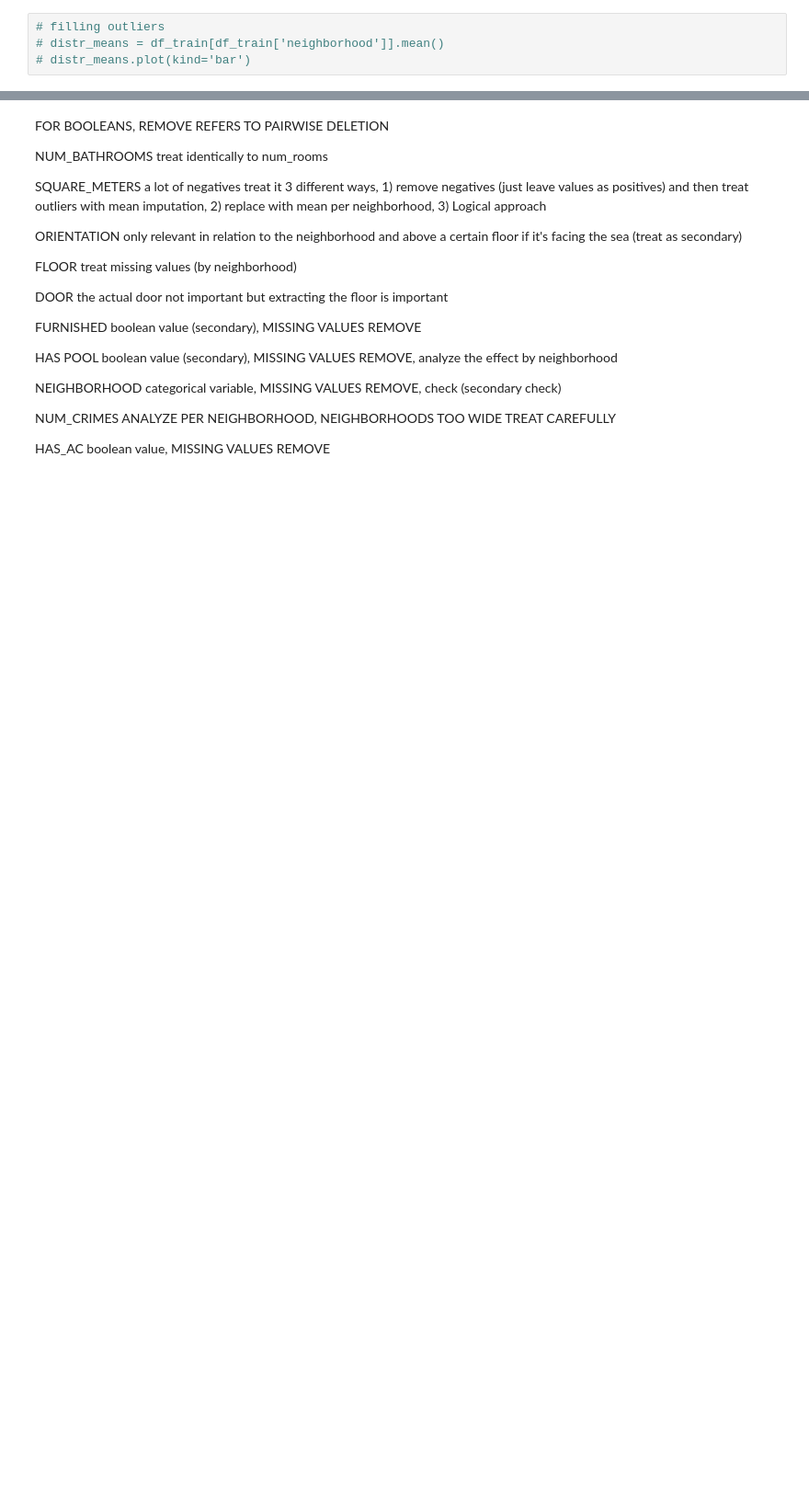
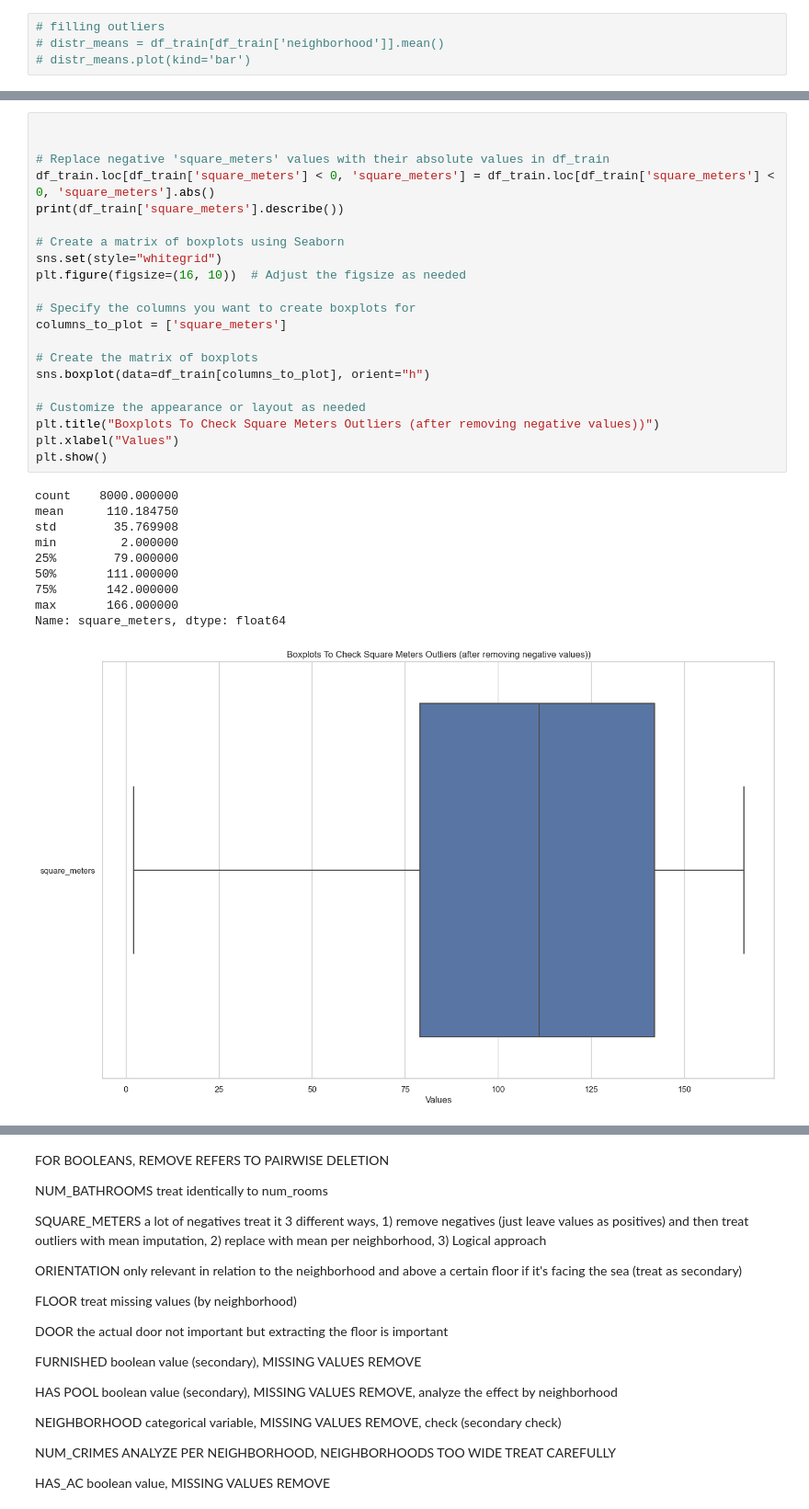
Before and after one commit to monbiote/Barcelona_Apartment_Price_Predictor, a Jupyter notebook: Sarria_nb.ipynb, the cells around one changed output, grey strips where cells are left out. Shown at 92% size. Saved outputs shown, nothing was run; the diff lists cells and outputs as text; blank space fills up the shorter version.

```diff
--- a/Sarria_nb.ipynb
+++ b/Sarria_nb.ipynb
@@ -259,0 +293,32 @@ print(len(outliers)) # too many outliers, propose mean imputation per neighborho
+# %%
+
+
+# Replace negative 'square_meters' values with their absolute values in df_train
+df_train.loc[df_train['square_meters'] < 0, 'square_meters'] = df_train.loc[df_train['square_meters'] < 0, 'square_meters'].abs()
+print(df_train['square_meters'].describe())
+
+# Create a matrix of boxplots using Seaborn
+sns.set(style="whitegrid")
+plt.figure(figsize=(16, 10))  # Adjust the figsize as needed
+
+# Specify the columns you want to create boxplots for
+columns_to_plot = ['square_meters']
+
+# Create the matrix of boxplots
+sns.boxplot(data=df_train[columns_to_plot], orient="h")
+
+# Customize the appearance or layout as needed
+plt.title("Boxplots To Check Square Meters Outliers (after removing negative values))")
+plt.xlabel("Values")
+plt.show()
+# %% [output]
+count    8000.000000
+mean      110.184750
+std        35.769908
+min         2.000000
+25%        79.000000
+50%       111.000000
+75%       142.000000
+max       166.000000
+Name: square_meters, dtype: float64
+[figure, added]
```
Also changed, not shown: parts of 9 cells of this notebook.
